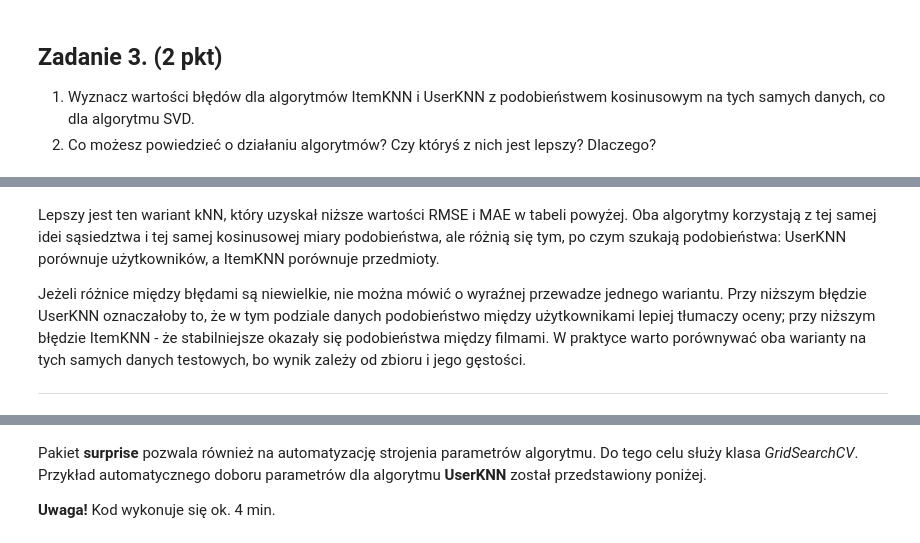
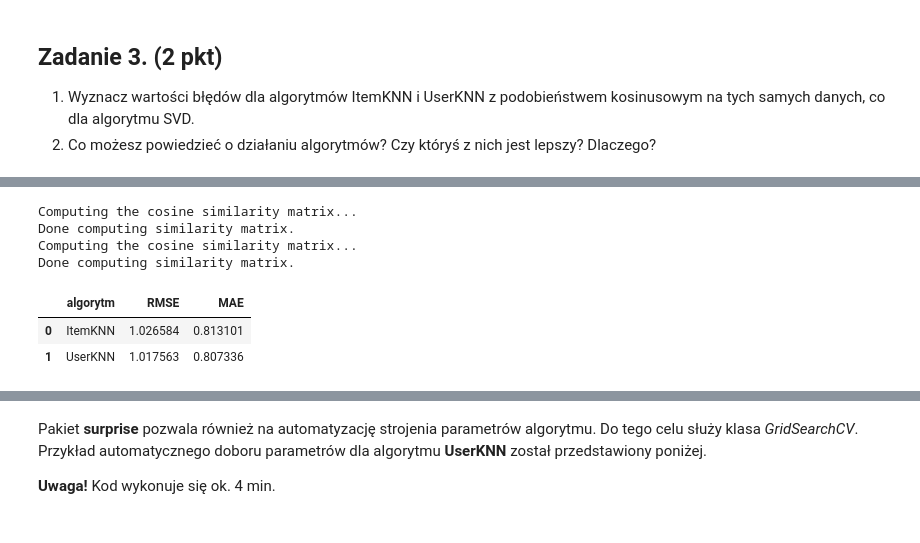
Before and after one commit to igorjoz/OWiSR-lab4-user-rating-prediction, a Jupyter notebook: OWiSR_lab4.ipynb, the cells around one changed output, grey strips where cells are left out. Cells and saved outputs as stored; diff of their text form; code cells hidden in the pictures.

```diff
--- a/OWiSR_lab4.ipynb
+++ b/OWiSR_lab4.ipynb
@@ -210,6 +151,40 @@ Done computing similarity matrix.
-# %% [markdown]
-Lepszy jest ten wariant kNN, który uzyskał niższe wartości RMSE i MAE w tabeli powyżej. Oba algorytmy korzystają z tej samej idei sąsiedztwa i tej samej kosinusowej miary podobieństwa, ale różnią się tym, po czym szukają podobieństwa: UserKNN porównuje użytkowników, a ItemKNN porównuje przedmioty.
-
-Jeżeli różnice między błędami są niewielkie, nie można mówić o wyraźnej przewadze jednego wariantu. Przy niższym błędzie UserKNN oznaczałoby to, że w tym podziale danych podobieństwo między użytkownikami lepiej tłumaczy oceny; przy niższym błędzie ItemKNN - że stabilniejsze okazały się podobieństwa między filmami. W praktyce warto porównywać oba warianty na tych samych danych testowych, bo wynik zależy od zbioru i jego gęstości.
-
----
+# %%
+item_sim_options = {
+    'name': 'cosine',
+    'user_based': False,
+}
+
+item_knn = KNNBasic(sim_options=item_sim_options)
+item_knn.fit(trainset)
+item_predictions = item_knn.test(testset)
+
+item_rmse = accuracy.rmse(item_predictions, verbose=False)
+item_mae = accuracy.mae(item_predictions, verbose=False)
+
+user_sim_options = {
+    'name': 'cosine',
+    'user_based': True,
+}
+
+user_knn = KNNBasic(sim_options=user_sim_options)
+user_knn.fit(trainset)
+user_predictions = user_knn.test(testset)
+
+user_rmse = accuracy.rmse(user_predictions, verbose=False)
+user_mae = accuracy.mae(user_predictions, verbose=False)
+
+knn_results_df = pd.DataFrame({
+    'algorytm': ['ItemKNN', 'UserKNN'],
+    'RMSE': [item_rmse, user_rmse],
+    'MAE': [item_mae, user_mae],
+})
+
+knn_results_df
+# %% [output]
+Computing the cosine similarity matrix...
+Done computing similarity matrix.
+Computing the cosine similarity matrix...
+Done computing similarity matrix.
+|  | algorytm | RMSE | MAE |
+| 0 | ItemKNN | 1.026584 | 0.813101 |
+| 1 | UserKNN | 1.017563 | 0.807336 |
```
Also changed, not shown: parts of 17 cells of this notebook, 6 other files.
